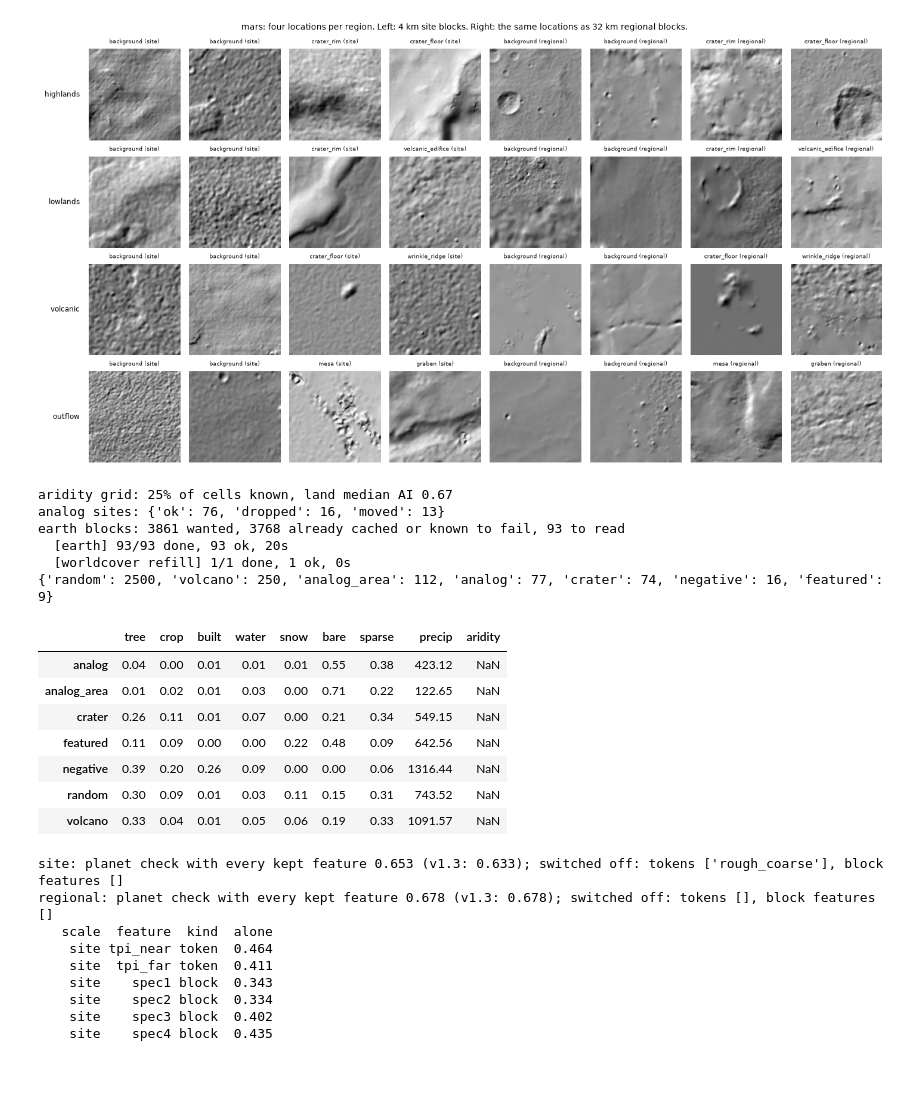
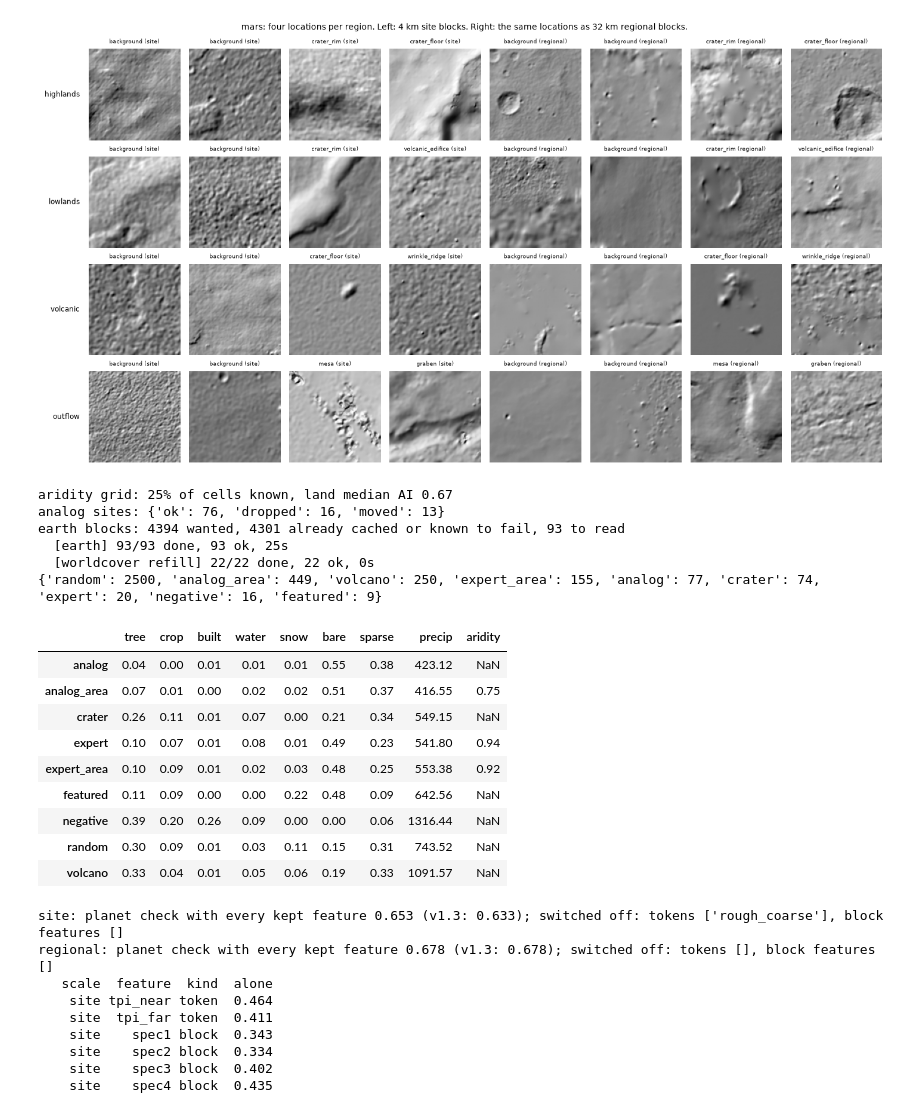
Before and after one commit to jameshou28/common-ground, a Jupyter notebook: ml/model.ipynb, the cells around one changed output. Saved outputs shown, nothing was run; the diff lists cells and outputs as text; code cells hidden in the pictures; blank space fills up the shorter version.

```diff
--- a/ml/model.ipynb
+++ b/ml/model.ipynb
@@ -56,7 +56,7 @@ SIZES = {
     "v1": dict(per_region=600, n_random_land=2500, n_volcanoes=300, n_eval=150, n_boot=20),
     "full": dict(per_region=2000, n_random_land=20000, n_volcanoes=400, n_eval=200, n_boot=50),
 }
-MODEL_VERSION = f"regions-2.1.1-{PROFILE}"
+MODEL_VERSION = f"regions-3.0-{PROFILE}"
 CACHE_TAG = "r3"                  # bump when features or sampling change, so old caches aren't reused
 SEED = 20261114
 CFG = dict(
@@ -79,7 +79,13 @@ CFG = dict(
     surface_beta_grid=(0.25, 0.35, 0.5),       # v2.1: overall = landscape x (surface / 100)^beta instead of sqrt(landscape x surface)
     terrain_power_grid=(1.0, 0.85, 0.75, 0.65, 0.55),  # v2.1: similarity = 100 x p^k; under 1 lifts mid-range matches more than top ones (same order)
     surface_weight_grid=(0.15, 0.25, 0.35),      # v2.1.1: overall = landscape^(1-w) x surface^w, always between the two
-    keep_analog_overall=0.92,                  # v2.1: verified sites' median overall must stay at least this share of v2.0's
+    keep_analog_overall=0.92,
+    # v3.0 heads: trained on verified analog sites vs random land, whole areas held out
+    head_l2_grid=(1.0, 3.0, 10.0, 30.0),       # ridge strength of the terrain head, picked on held-out areas
+    head_feature_weight=0.3,                   # volcano and crater blocks count as positives at this weight (a site counts 1)
+    head_alpha=0.5,                            # region score logit = terrain head + alpha x (how far above ordinary land the region match is)
+    head_area_deg=6.0,                         # sites and land in the same 6 degree cell are held out together
+    head_overall_grid=(0.2, 0.3, 0.4),         # overall = terrain^(1-w) x surface^w                  # v2.1: verified sites' median overall must stay at least this share of v2.0's
     weight_lambda_grid=(0.0, 0.5, 1.0, 2.0),    # library weighting strength (0 = off); picked on held-out sites
     commonness_n=200,                           # random Earth blocks used to measure how common each library block's terrain is
     joint_beta=0.5,                             # weight of landform triplets next to region triplets in the joint loss
@@ -1854,10 +1955,18 @@ def earth_jobs(rng):
              for r in sites.itertuples()]
     # area sampling (evaluation only): sites whose coordinates are a town or region centre are also read at 8 points
     # area_ring_km out; the evaluation uses the median over the 9 blocks
-    for r in sites[(sites.coord_quality == "area") & (sites.kind == "terrain")].itertuples():
+    # v3.0: every terrain site gets the ring (the heads train on the site and its ring as one bag)
+    for r in sites[sites.kind == "terrain"].itertuples():
         for k_, az in enumerate(np.linspace(0, 2 * np.pi, 8, endpoint=False)):
             la2, lo2 = destination(r.lat, r.lon, CFG["area_ring_km"] * 1000, az, Re)
             jobs.append(J(f"{r.name}|{k_}", la2, lo2, "analog_area", target=r.world, tag=r.region_tag, kind=r.kind, coordq="area"))
+    # v3.0: the frozen expert list (ml/expert_sites.csv), rated before scoring and never used as training labels.
+    # each with the same ring, to see what the best block nearby scores
+    for r in pd.read_csv(ROOT / "ml" / "expert_sites.csv").itertuples():
+        jobs.append(J(r.name, r.lat, r.lon, "expert", target=r.world, expected=int(r.expert)))
+        for k_, az in enumerate(np.linspace(0, 2 * np.pi, 8, endpoint=False)):
+            la2, lo2 = destination(r.lat, r.lon, CFG["area_ring_km"] * 1000, az, Re)
+            jobs.append(J(f"{r.name}|{k_}", la2, lo2, "expert_area", target=r.world, expected=int(r.expert)))
     jobs += [J(n, la, lo, "negative") for n, la, lo in NEGATIVE]
     jobs += [J(n, la, lo, "featured", expected=e) for n, la, lo, e in FEATURED]
     for k, (n, la, lo, d) in enumerate([c for c in EARTH_CRATERS if c[3] >= CFG["min_crater_km"]]):
@@ -1925,39 +2034,41 @@ def build_earth(rng):
     refill = [k for k, (j, r) in enumerate(kept) if np.isnan(r.get("sparse", np.nan))]
     if refill:
         got = run_parallel(lambda j: rd.worldcover_shares(j["lat"], j["lon"]), [kept[k][0] for k in refill], "worldcover refill", every=500)
         for k, e in zip(refill, got):
             if e:
                 kept[k][1].update({g: v for g, v in e.items() if g != "precip"})
     rand = [k for k in kept if k[0]["set"] == "random"][:CFG["n_random_land"]]
     kept = rand + [k for k in kept if k[0]["set"] != "random"]
     keep_dem = np.array([j["set"] in ("featured", "analog", "crater", "negative") and "dem_site" in r for j, r in kept])
     E = dict(
         **{c: np.array([j[c] for j, _ in kept]) for c in ("name", "lat", "lon", "set", "target", "expected", "tag", "split", "kind", "coordq", "lftag")},
         **{f: np.stack([r[f] for _, r in kept]) for f in fields},
         dem_site=np.stack([r["dem_site"] for (j, r), k in zip(kept, keep_dem) if k]).astype(np.float32),
         dem_regional=np.stack([r["dem_regional"] for (j, r), k in zip(kept, keep_dem) if k]).astype(np.float32),
         dem_index=np.flatnonzero(keep_dem),
         **{g: np.array([r[g] for _, r in kept], dtype=float) for g in rt.ENV_NAMES},
         failed=np.array(sorted(failed) or [""]))
     np.savez_compressed(path, **E)
     return E
 
 
 earth = build_earth(np.random.default_rng(SEED + 7))
 earth_group = np.array([f"{int(a // 5)}:{int(b // 5)}" for a, b in zip(earth["lat"], earth["lon"])])
 print(pd.Series(earth["set"]).value_counts().to_dict())
 pd.DataFrame({g: earth[g] for g in rt.ENV_NAMES}).groupby(earth["set"]).mean().round(2)
 # %% [output]
 aridity grid: 25% of cells known, land median AI 0.67
 analog sites: {'ok': 76, 'dropped': 16, 'moved': 13}
-earth blocks: 3861 wanted, 3768 already cached or known to fail, 93 to read
-  [earth] 93/93 done, 93 ok, 20s
-  [worldcover refill] 1/1 done, 1 ok, 0s
-{'random': 2500, 'volcano': 250, 'analog_area': 112, 'analog': 77, 'crater': 74, 'negative': 16, 'featured': 9}
+earth blocks: 4394 wanted, 4301 already cached or known to fail, 93 to read
+  [earth] 93/93 done, 93 ok, 25s
+  [worldcover refill] 22/22 done, 22 ok, 0s
+{'random': 2500, 'analog_area': 449, 'volcano': 250, 'expert_area': 155, 'analog': 77, 'crater': 74, 'expert': 20, 'negative': 16, 'featured': 9}
 |  | tree | crop | built | water | snow | bare | sparse | precip | aridity |
 | analog | 0.04 | 0.00 | 0.01 | 0.01 | 0.01 | 0.55 | 0.38 | 423.12 | NaN |
-| analog_area | 0.01 | 0.02 | 0.01 | 0.03 | 0.00 | 0.71 | 0.22 | 122.65 | NaN |
+| analog_area | 0.07 | 0.01 | 0.00 | 0.02 | 0.02 | 0.51 | 0.37 | 416.55 | 0.75 |
 | crater | 0.26 | 0.11 | 0.01 | 0.07 | 0.00 | 0.21 | 0.34 | 549.15 | NaN |
+| expert | 0.10 | 0.07 | 0.01 | 0.08 | 0.01 | 0.49 | 0.23 | 541.80 | 0.94 |
+| expert_area | 0.10 | 0.09 | 0.01 | 0.02 | 0.03 | 0.48 | 0.25 | 553.38 | 0.92 |
 | featured | 0.11 | 0.09 | 0.00 | 0.00 | 0.22 | 0.48 | 0.09 | 642.56 | NaN |
 | negative | 0.39 | 0.20 | 0.26 | 0.09 | 0.00 | 0.00 | 0.06 | 1316.44 | NaN |
 | random | 0.30 | 0.09 | 0.01 | 0.03 | 0.11 | 0.15 | 0.31 | 743.52 | NaN |
```
Also changed, not shown: parts of 11 cells of this notebook, 10 other files.
